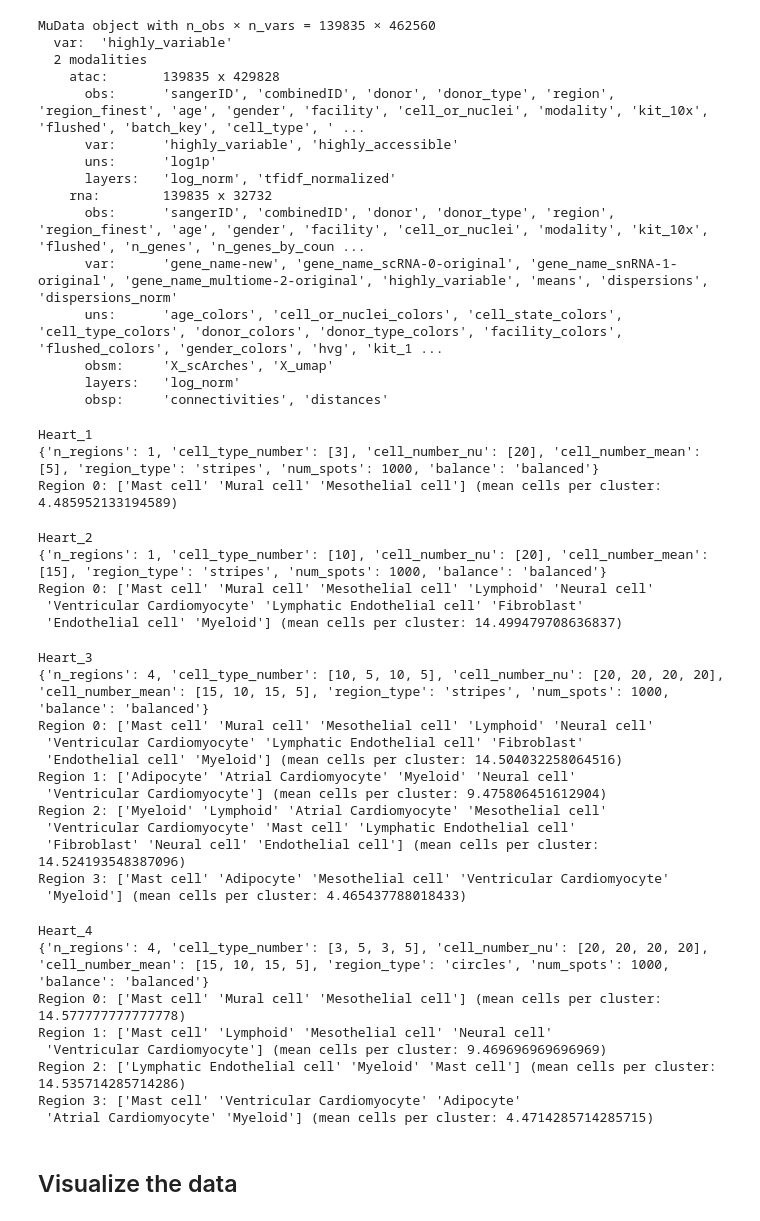
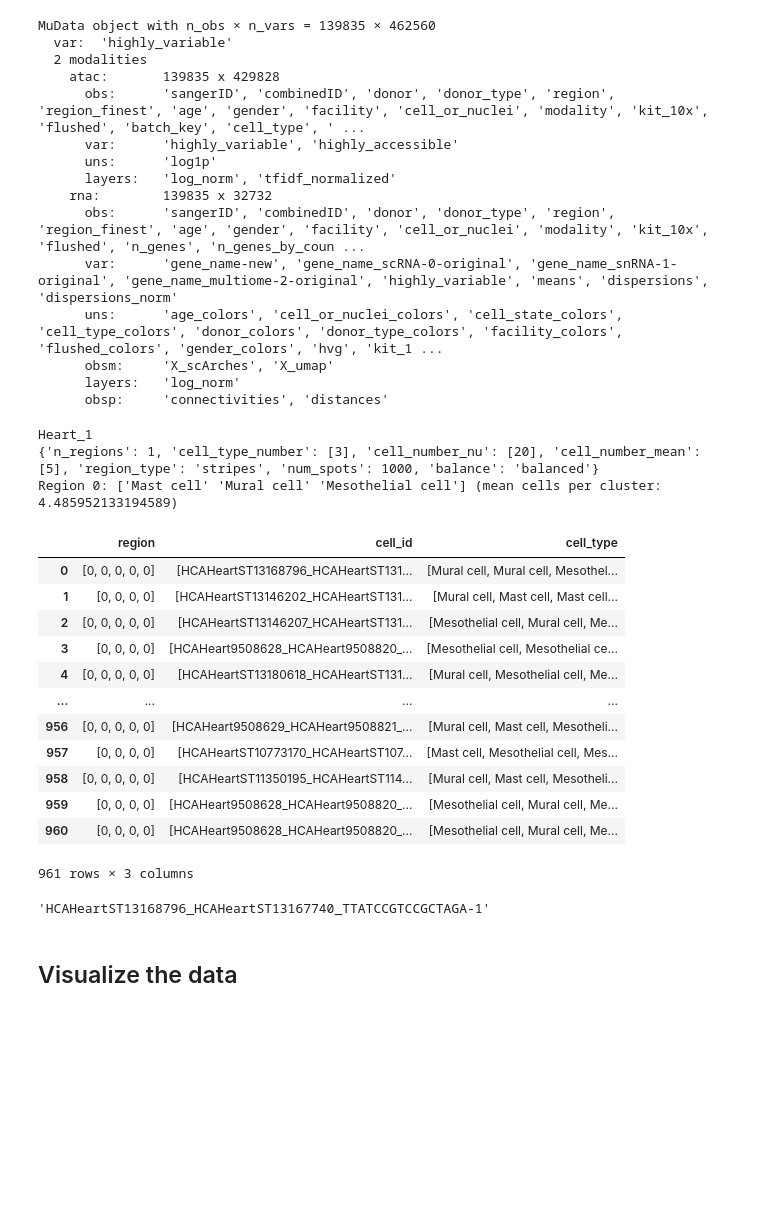
Before and after one commit to theislab/deconvATAC, a Jupyter notebook: notebooks/simulations/simulation_heart.ipynb, the cells around one changed output. Cells and saved outputs as stored; diff of their text form; code cells hidden in the pictures; blank space fills up the shorter version.

Commit message:
New heart simulation notebook

```diff
--- a/notebooks/simulations/simulation_heart.ipynb
+++ b/notebooks/simulations/simulation_heart.ipynb
@@ -115,41 +115,37 @@ for key, param in params.items():
     #    continue
     print(key)
     print(param)
-    test = decon.tl.generate_spatial_data(mdata, cell_type_key="cell_type", **param)
-
+    test, samples = decon.tl.generate_spatial_data(mdata, cell_type_key="cell_type", **param)
     test_atac = process_spatial(test, 'atac')
     test_rna = process_spatial(test, "rna")
     test = mu.MuData({'atac': test_atac, 'rna': test_rna})
-    test.write(os.path.join("/vol/storage/data/simulations", f"{key}.h5mu"))
+    test.write(os.path.join("/vol/storage/data/simulations/test/", f"{key}.h5mu"))
+    samples.to_parquet(os.path.join("/vol/storage/data/simulations/test/", f"{key}.pq"))
+    break
 # %% [output]
 Heart_1
 {'n_regions': 1, 'cell_type_number': [3], 'cell_number_nu': [20], 'cell_number_mean': [5], 'region_type': 'stripes', 'num_spots': 1000, 'balance': 'balanced'}
 Region 0: ['Mast cell' 'Mural cell' 'Mesothelial cell'] (mean cells per cluster: 4.485952133194589)
-Heart_2
-{'n_regions': 1, 'cell_type_number': [10], 'cell_number_nu': [20], 'cell_number_mean': [15], 'region_type': 'stripes', 'num_spots': 1000, 'balance': 'balanced'}
-Region 0: ['Mast cell' 'Mural cell' 'Mesothelial cell' 'Lymphoid' 'Neural cell'
- 'Ventricular Cardiomyocyte' 'Lymphatic Endothelial cell' 'Fibroblast'
- 'Endothelial cell' 'Myeloid'] (mean cells per cluster: 14.499479708636837)
-Heart_3
-{'n_regions': 4, 'cell_type_number': [10, 5, 10, 5], 'cell_number_nu': [20, 20, 20, 20], 'cell_number_mean': [15, 10, 15, 5], 'region_type': 'stripes', 'num_spots': 1000, 'balance': 'balanced'}
-Region 0: ['Mast cell' 'Mural cell' 'Mesothelial cell' 'Lymphoid' 'Neural cell'
- 'Ventricular Cardiomyocyte' 'Lymphatic Endothelial cell' 'Fibroblast'
- 'Endothelial cell' 'Myeloid'] (mean cells per cluster: 14.504032258064516)
-Region 1: ['Adipocyte' 'Atrial Cardiomyocyte' 'Myeloid' 'Neural cell'
- 'Ventricular Cardiomyocyte'] (mean cells per cluster: 9.475806451612904)
-Region 2: ['Myeloid' 'Lymphoid' 'Atrial Cardiomyocyte' 'Mesothelial cell'
- 'Ventricular Cardiomyocyte' 'Mast cell' 'Lymphatic Endothelial cell'
- 'Fibroblast' 'Neural cell' 'Endothelial cell'] (mean cells per cluster: 14.524193548387096)
-Region 3: ['Mast cell' 'Adipocyte' 'Mesothelial cell' 'Ventricular Cardiomyocyte'
- 'Myeloid'] (mean cells per cluster: 4.465437788018433)
-Heart_4
-{'n_regions': 4, 'cell_type_number': [3, 5, 3, 5], 'cell_number_nu': [20, 20, 20, 20], 'cell_number_mean': [15, 10, 15, 5], 'region_type': 'circles', 'num_spots': 1000, 'balance': 'balanced'}
-Region 0: ['Mast cell' 'Mural cell' 'Mesothelial cell'] (mean cells per cluster: 14.577777777777778)
-Region 1: ['Mast cell' 'Lymphoid' 'Mesothelial cell' 'Neural cell'
- 'Ventricular Cardiomyocyte'] (mean cells per cluster: 9.469696969696969)
-Region 2: ['Lymphatic Endothelial cell' 'Myeloid' 'Mast cell'] (mean cells per cluster: 14.535714285714286)
-Region 3: ['Mast cell' 'Ventricular Cardiomyocyte' 'Adipocyte'
- 'Atrial Cardiomyocyte' 'Myeloid'] (mean cells per cluster: 4.4714285714285715)
+# %%
+pd.read_parquet("/vol/storage/data/simulations/test/Heart_1.pq")
+# %% [output]
+|  | region | cell_id | cell_type |
+| 0 | [0, 0, 0, 0, 0] | [HCAHeartST13168796_HCAHeartST131... | [Mural cell, Mural cell, Mesothel... |
+| 1 | [0, 0, 0, 0] | [HCAHeartST13146202_HCAHeartST131... | [Mural cell, Mast cell, Mast cell... |
+| 2 | [0, 0, 0, 0, 0] | [HCAHeartST13146207_HCAHeartST131... | [Mesothelial cell, Mural cell, Me... |
+| 3 | [0, 0, 0, 0] | [HCAHeart9508628_HCAHeart9508820_... | [Mesothelial cell, Mesothelial ce... |
+| 4 | [0, 0, 0, 0, 0] | [HCAHeartST13180618_HCAHeartST131... | [Mural cell, Mesothelial cell, Me... |
+| ... | ... | ... | ... |
+| 956 | [0, 0, 0, 0, 0] | [HCAHeart9508629_HCAHeart9508821_... | [Mural cell, Mast cell, Mesotheli... |
+| 957 | [0, 0, 0, 0] | [HCAHeartST10773170_HCAHeartST107... | [Mast cell, Mesothelial cell, Mes... |
+| 958 | [0, 0, 0, 0, 0] | [HCAHeartST11350195_HCAHeartST114... | [Mural cell, Mast cell, Mesotheli... |
+| 959 | [0, 0, 0, 0] | [HCAHeart9508628_HCAHeart9508820_... | [Mesothelial cell, Mural cell, Me... |
+| 960 | [0, 0, 0, 0] | [HCAHeart9508628_HCAHeart9508820_... | [Mesothelial cell, Mural cell, Me... |
+961 rows × 3 columns
+# %%
+samples['cell_id'][0][0]
+# %% [output]
+'HCAHeartST13168796_HCAHeartST13167740_TTATCCGTCCGCTAGA-1'
 # %%
 import matplotlib.pyplot as plt
 
```
